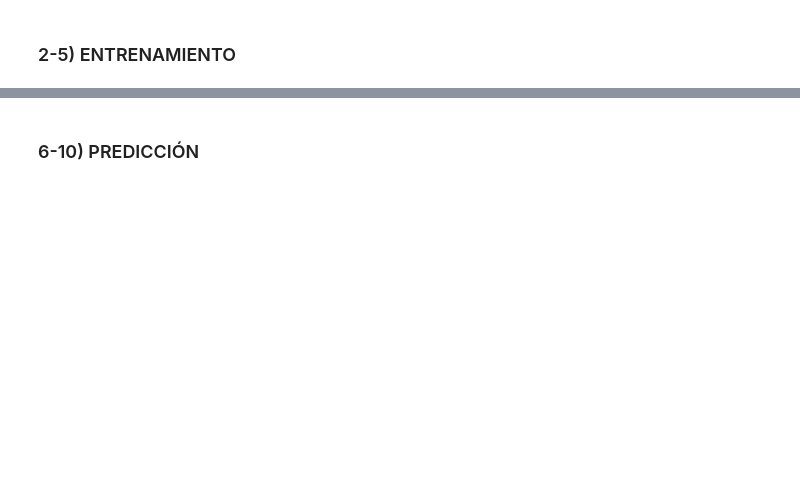
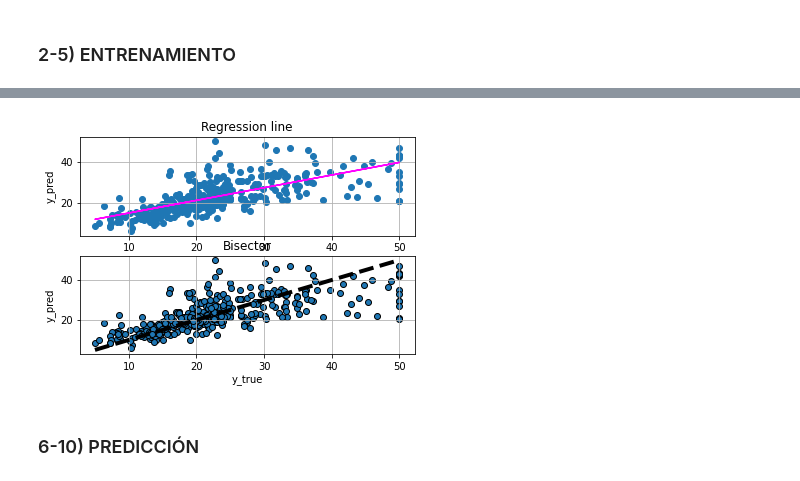
Before and after one commit to StevenMena/05MIAR---Aprendizaje_Supervisado, a Jupyter notebook: Scripts_Temas/Tema4/Programa13_Regresion_KNN1.ipynb, the cells around one changed output, grey strips where cells are left out. Saved outputs shown, nothing was run; the diff lists cells and outputs as text; code cells hidden in the pictures; blank space fills up the shorter version.

```diff
--- a/Scripts_Temas/Tema4/Programa13_Regresion_KNN1.ipynb
+++ b/Scripts_Temas/Tema4/Programa13_Regresion_KNN1.ipynb
@@ -22,0 +18,11 @@ print(np.shape(X))
+# %%
+# Carga de datos.
+
+data_url = "http://lib.stat.cmu.edu/datasets/boston"
+raw_df = pd.read_csv(data_url, sep="\s+", skiprows=22, header=None)
+data = np.hstack([raw_df.values[::2, :], raw_df.values[1::2, :2]])
+target = raw_df.values[1::2, 2]
+
+X = data
+y = target
+print(np.shape(X))
@@ -32,7 +40,8 @@ metricas = {'MAE':  'neg_mean_absolute_error',
 # %% [markdown]
 ### 1) PARTICIÓN EXTERNA DE DATOS
 # %%
+
 # 1) Partición de datos externa
-X_training, X_testing, y_training, y_testing = ???
+X_training, X_testing, y_training, y_testing = train_test_split(X,y,test_size=0.2,shuffle=True,random_state=42)
 print(np.shape(X_training))
 print(np.shape(X_testing))
@@ -48,7 +61,7 @@ X_stdr = standardizer.fit_transform(X_training)
 # %%
 # 5) Construcción del algoritmo de aprendizaje.
-k = 10
-reg = KNeighborsRegressor(n_neighbors = k, weights='distance', metric='euclidean')
+k = 2
+reg = KNeighborsRegressor(n_neighbors = k, weights='distance', metric='euclidean', algorithm='ball_tree')
 # %%
 # 5.1) Validación cruzada interna
 
@@ -62,3 +85,4 @@ pprint(metrics_cv_results)
 # %%
 # Extraer las predicciones del cross validation de 5 bolsas aleatorias y semilla en 42
-y_pred = ???
+y_pred = cross_val_predict(reg,X_training,y_training,cv=KFold(n_splits=5, shuffle=True, random_state=42))
+print(y_pred)
@@ -65,28 +107,30 @@ y_pred = ???
 # %%
 # Crear una función que dadas las variables "y" e "y_pred" se visualice la bisectriz y la recta de regresión
 def report_regression_graphics(y_true, y_pred):
     fig, ax = plt.subplots(2,1)
 
     # Plot linear fit
     ax[0].scatter(y_true, y_pred)
     ax[0].set_ylabel('y_pred')
     ax[0].set_title('Regression line')
     ax[0].grid()
     # overlay the regression line
     z = np.polyfit(np.float64(y_true), y_pred, 1)
     p = np.poly1d(z)
     ax[0].plot(y_true, p(y_true), color='magenta')
 
     # Plot bisectriz
     ax[1].scatter(y_true, y_pred, edgecolors=(0, 0, 0))
     ax[1].set_xlabel('y_true')
     ax[1].set_ylabel('y_pred')
     ax[1].set_title('Bisector')
     ax[1].plot([y_true.min(), y_true.max()], [y_true.min(), y_true.max()], 'k--', lw=4)
     ax[1].grid()
 
 # Visualiza la bisetriz y recta de regresión
-???
+report_regression_graphics(y_training,y_pred)
+# %% [output]
+[figure, added]
 # %%
 # 5.2) Entrenamiento del modelo definitivo
 model = reg.fit(X_stdr, y_training)
```
Also changed, not shown: parts of 20 cells of this notebook.
